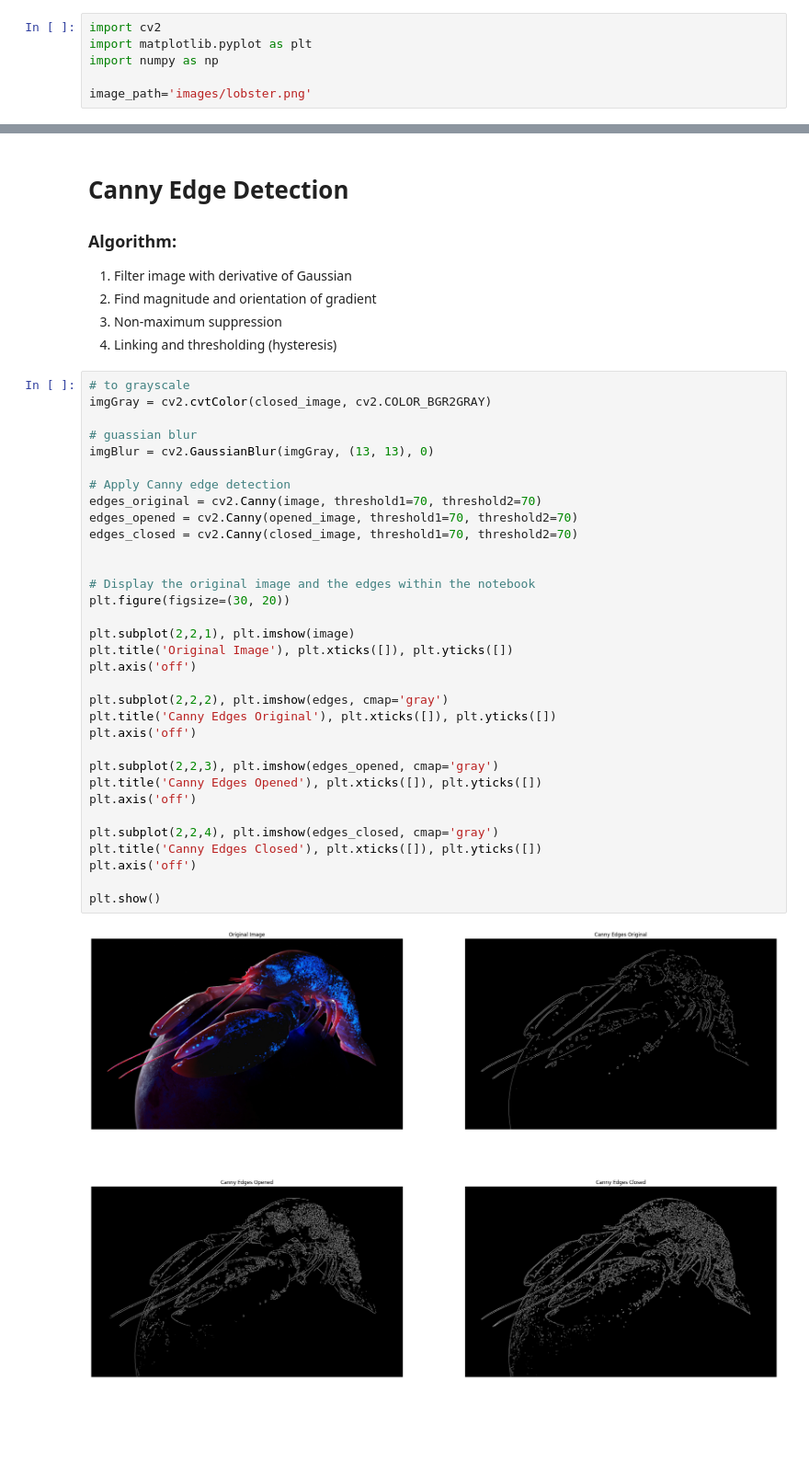
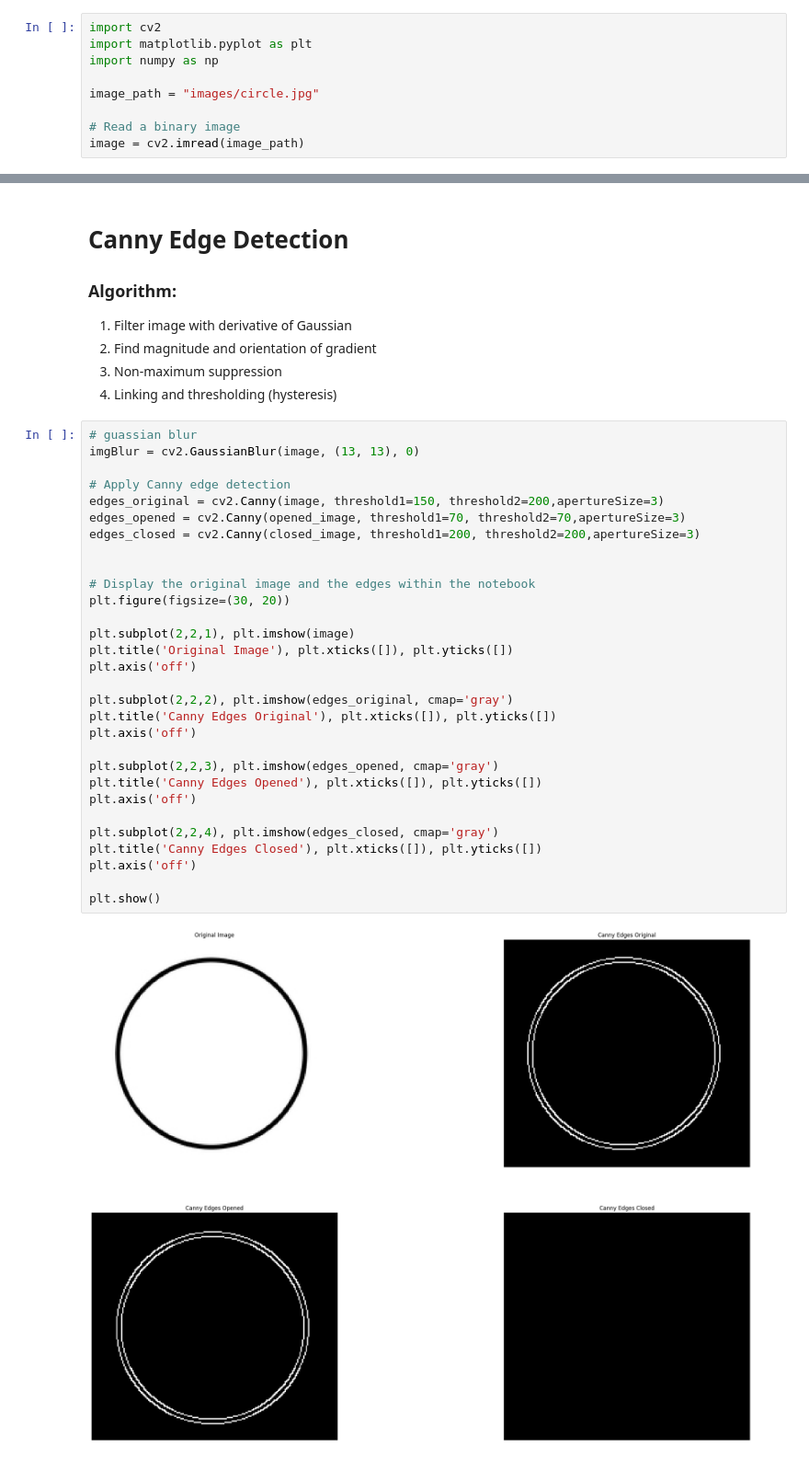
Before and after one commit to DavideLigari/computerVision, a Jupyter notebook: object_detection.ipynb, the cells around one changed output, grey strips where cells are left out. Shown: that part at 92% size. Saved outputs shown, nothing was run; the diff lists cells and outputs as text; blank space fills up the shorter version.

```diff
--- a/object_detection.ipynb
+++ b/object_detection.ipynb
@@ -5,5 +5,8 @@ import cv2
 import matplotlib.pyplot as plt
 import numpy as np
 
-image_path='images/lobster.png'
+image_path = "images/circle.jpg"
+
+# Read a binary image
+image = cv2.imread(image_path)
 # %%
@@ -45,37 +43,34 @@ plt.show()
 3. Non-maximum suppression
 4. Linking and thresholding (hysteresis)
 # %%
-# to grayscale
-imgGray = cv2.cvtColor(closed_image, cv2.COLOR_BGR2GRAY)
-
 # guassian blur
-imgBlur = cv2.GaussianBlur(imgGray, (13, 13), 0)
+imgBlur = cv2.GaussianBlur(image, (13, 13), 0)
 
 # Apply Canny edge detection
-edges_original = cv2.Canny(image, threshold1=70, threshold2=70)
-edges_opened = cv2.Canny(opened_image, threshold1=70, threshold2=70)
-edges_closed = cv2.Canny(closed_image, threshold1=70, threshold2=70)
+edges_original = cv2.Canny(image, threshold1=150, threshold2=200,apertureSize=3)
+edges_opened = cv2.Canny(opened_image, threshold1=70, threshold2=70,apertureSize=3)
+edges_closed = cv2.Canny(closed_image, threshold1=200, threshold2=200,apertureSize=3)
 
 
 # Display the original image and the edges within the notebook
 plt.figure(figsize=(30, 20))
 
 plt.subplot(2,2,1), plt.imshow(image)
 plt.title('Original Image'), plt.xticks([]), plt.yticks([])
 plt.axis('off')
 
-plt.subplot(2,2,2), plt.imshow(edges, cmap='gray')
+plt.subplot(2,2,2), plt.imshow(edges_original, cmap='gray')
 plt.title('Canny Edges Original'), plt.xticks([]), plt.yticks([])
 plt.axis('off')
 
 plt.subplot(2,2,3), plt.imshow(edges_opened, cmap='gray')
 plt.title('Canny Edges Opened'), plt.xticks([]), plt.yticks([])
 plt.axis('off')
 
 plt.subplot(2,2,4), plt.imshow(edges_closed, cmap='gray')
 plt.title('Canny Edges Closed'), plt.xticks([]), plt.yticks([])
 plt.axis('off')
 
 plt.show()
 # %% [output]
-[figure, old version]
+[figure, new version]
```
Also changed, not shown: parts of 2 cells of this notebook, 2 other files.
